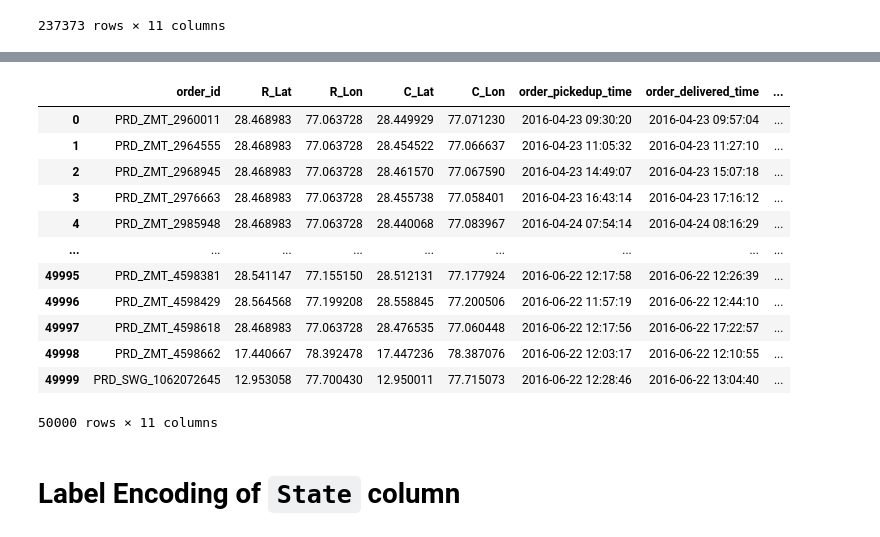
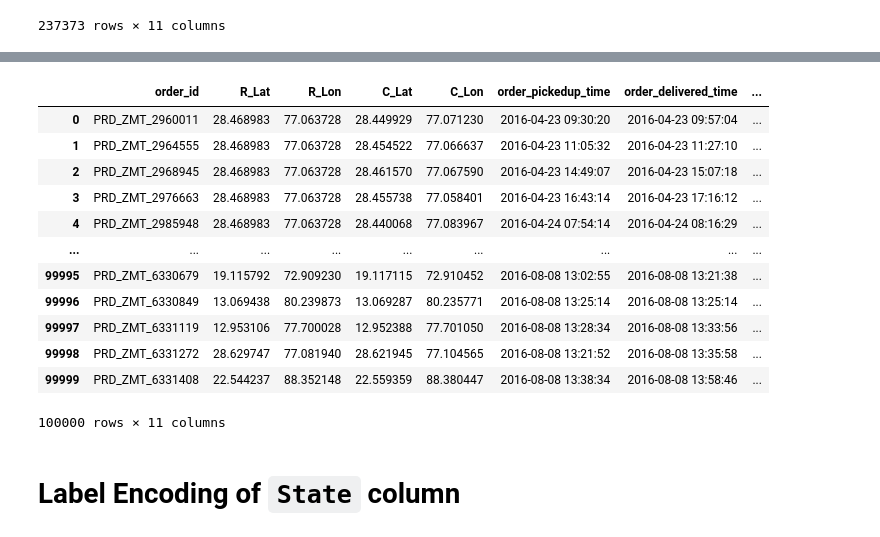
Before and after one commit to imsoumya18/NewsBytes_Assignment, a Jupyter notebook: Problem 1/Prediction.ipynb, the cells around one changed output, grey strips where cells are left out. Drawn from its saved outputs; the diff is of its cells as text; code cells hidden in the pictures.

```diff
--- a/Problem 1/Prediction.ipynb
+++ b/Problem 1/Prediction.ipynb
@@ -42,22 +42,22 @@ dtypes: float64(6), int64(1), object(4)
 memory usage: 19.9+ MB
 # %%
 # For incomplete data
-df = df[:50000]
+df = df[:100000]
 df
 # %% [output]
 |  | order_id | R_Lat | R_Lon | C_Lat | C_Lon | order_pickedup_time | order_delivered_time | ... |
 | 0 | PRD_ZMT_2960011 | 28.468983 | 77.063728 | 28.449929 | 77.071230 | 2016-04-23 09:30:20 | 2016-04-23 09:57:04 | ... |
 | 1 | PRD_ZMT_2964555 | 28.468983 | 77.063728 | 28.454522 | 77.066637 | 2016-04-23 11:05:32 | 2016-04-23 11:27:10 | ... |
 | 2 | PRD_ZMT_2968945 | 28.468983 | 77.063728 | 28.461570 | 77.067590 | 2016-04-23 14:49:07 | 2016-04-23 15:07:18 | ... |
 | 3 | PRD_ZMT_2976663 | 28.468983 | 77.063728 | 28.455738 | 77.058401 | 2016-04-23 16:43:14 | 2016-04-23 17:16:12 | ... |
 | 4 | PRD_ZMT_2985948 | 28.468983 | 77.063728 | 28.440068 | 77.083967 | 2016-04-24 07:54:14 | 2016-04-24 08:16:29 | ... |
 | ... | ... | ... | ... | ... | ... | ... | ... | ... |
-| 49995 | PRD_ZMT_4598381 | 28.541147 | 77.155150 | 28.512131 | 77.177924 | 2016-06-22 12:17:58 | 2016-06-22 12:26:39 | ... |
-| 49996 | PRD_ZMT_4598429 | 28.564568 | 77.199208 | 28.558845 | 77.200506 | 2016-06-22 11:57:19 | 2016-06-22 12:44:10 | ... |
-| 49997 | PRD_ZMT_4598618 | 28.468983 | 77.063728 | 28.476535 | 77.060448 | 2016-06-22 12:17:56 | 2016-06-22 17:22:57 | ... |
-| 49998 | PRD_ZMT_4598662 | 17.440667 | 78.392478 | 17.447236 | 78.387076 | 2016-06-22 12:03:17 | 2016-06-22 12:10:55 | ... |
-| 49999 | PRD_SWG_1062072645 | 12.953058 | 77.700430 | 12.950011 | 77.715073 | 2016-06-22 12:28:46 | 2016-06-22 13:04:40 | ... |
+| 99995 | PRD_ZMT_6330679 | 19.115792 | 72.909230 | 19.117115 | 72.910452 | 2016-08-08 13:02:55 | 2016-08-08 13:21:38 | ... |
+| 99996 | PRD_ZMT_6330849 | 13.069438 | 80.239873 | 13.069287 | 80.235771 | 2016-08-08 13:25:14 | 2016-08-08 13:25:14 | ... |
+| 99997 | PRD_ZMT_6331119 | 12.953106 | 77.700028 | 12.952388 | 77.701050 | 2016-08-08 13:28:34 | 2016-08-08 13:33:56 | ... |
+| 99998 | PRD_ZMT_6331272 | 28.629747 | 77.081940 | 28.621945 | 77.104565 | 2016-08-08 13:21:52 | 2016-08-08 13:35:58 | ... |
+| 99999 | PRD_ZMT_6331408 | 22.544237 | 88.352148 | 22.559359 | 88.380447 | 2016-08-08 13:38:34 | 2016-08-08 13:58:46 | ... |
-50000 rows × 11 columns
+100000 rows × 11 columns
 # %% [markdown]
 # Label Encoding of `State` column
 # %%
```
Also changed, not shown: parts of 6 cells of this notebook, 6 other files.
